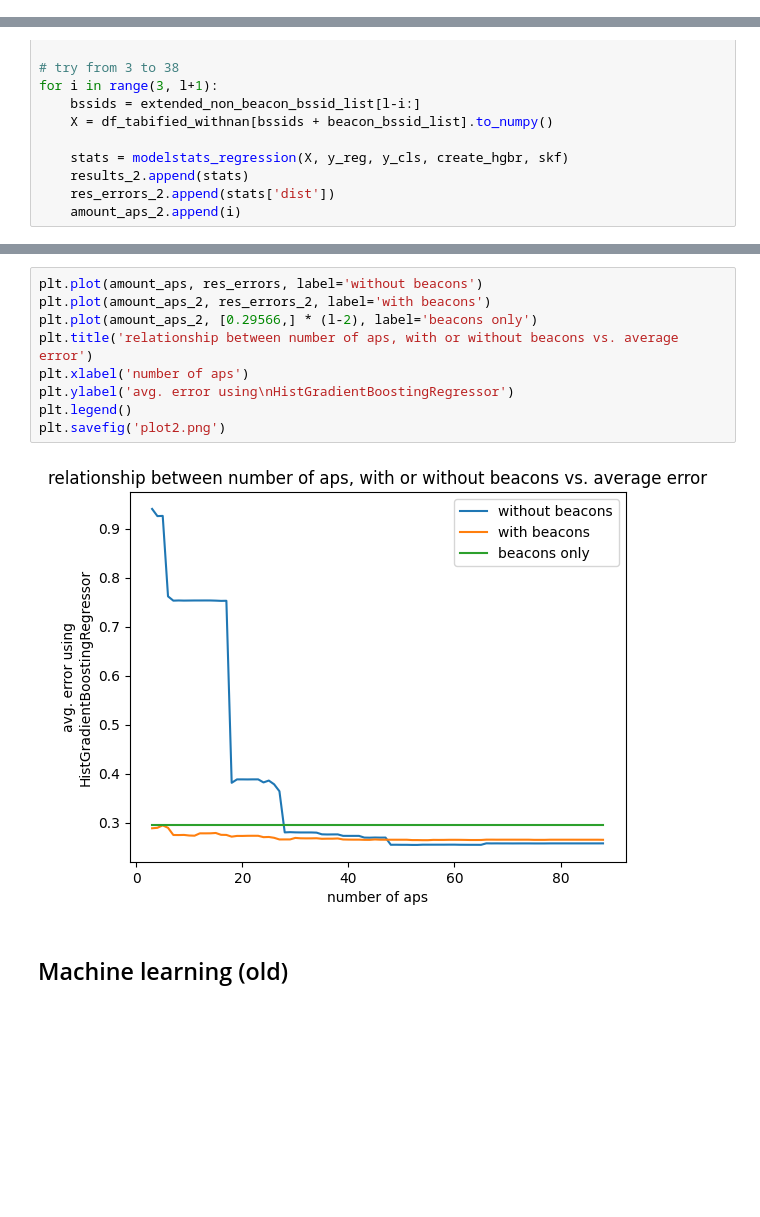
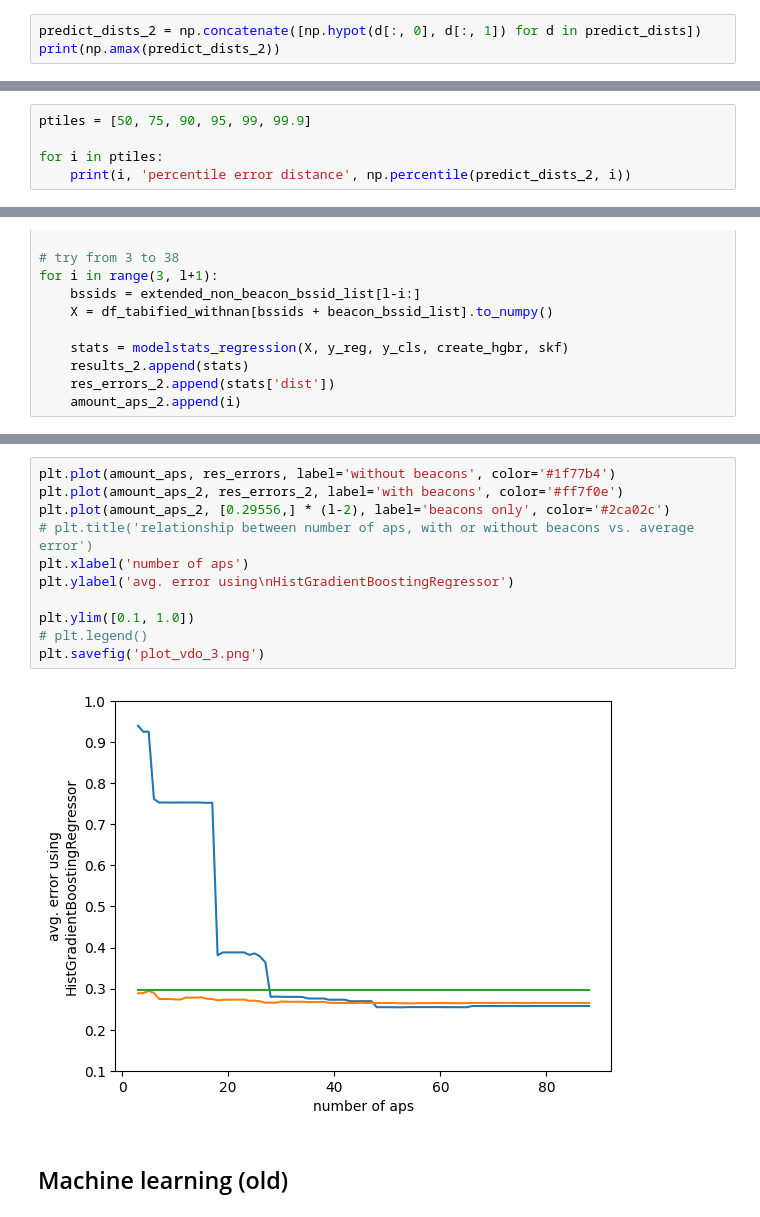
Before and after one commit to PresidentKevvol/minimap-project-scripts, a Jupyter notebook: readings_clients_analyse_00.ipynb, the cells around one changed output, grey strips where cells are left out. Cells and saved outputs as stored; diff of their text form; blank space fills up the shorter version.

```diff
--- a/readings_clients_analyse_00.ipynb
+++ b/readings_clients_analyse_00.ipynb
@@ -473,0 +504,3 @@ Average error distance of combined :  0.7816544678030101
+# %%
+predict_dists_2 = np.concatenate([np.hypot(d[:, 0], d[:, 1]) for d in predict_dists])
+print(np.amax(predict_dists_2))
@@ -473,0 +509,5 @@ Average error distance of combined :  0.7816544678030101
+# %%
+ptiles = [50, 75, 90, 95, 99, 99.9]
+
+for i in ptiles:
+    print(i, 'percentile error distance', np.percentile(predict_dists_2, i))
@@ -580,14 +661,16 @@ for i in range(len(amount_aps)):
 # %%
-plt.plot(amount_aps, res_errors, label='without beacons')
-plt.plot(amount_aps_2, res_errors_2, label='with beacons')
-plt.plot(amount_aps_2, [0.29566,] * (l-2), label='beacons only')
-plt.title('relationship between number of aps, with or without beacons vs. average error')
+plt.plot(amount_aps, res_errors, label='without beacons', color='#1f77b4')
+plt.plot(amount_aps_2, res_errors_2, label='with beacons', color='#ff7f0e')
+plt.plot(amount_aps_2, [0.29556,] * (l-2), label='beacons only', color='#2ca02c')
+# plt.title('relationship between number of aps, with or without beacons vs. average error')
 plt.xlabel('number of aps')
 plt.ylabel('avg. error using\nHistGradientBoostingRegressor')
-plt.legend()
-plt.savefig('plot2.png')
+
+plt.ylim([0.1, 1.0])
+# plt.legend()
+plt.savefig('plot_vdo_3.png')
 # %% [output]
-[figure, old version]
+[figure, new version]
 # %% [markdown]
 ## Machine learning (old)
 # %% [markdown]
```
Also changed, not shown: parts of 9 cells of this notebook, 1 other file.
